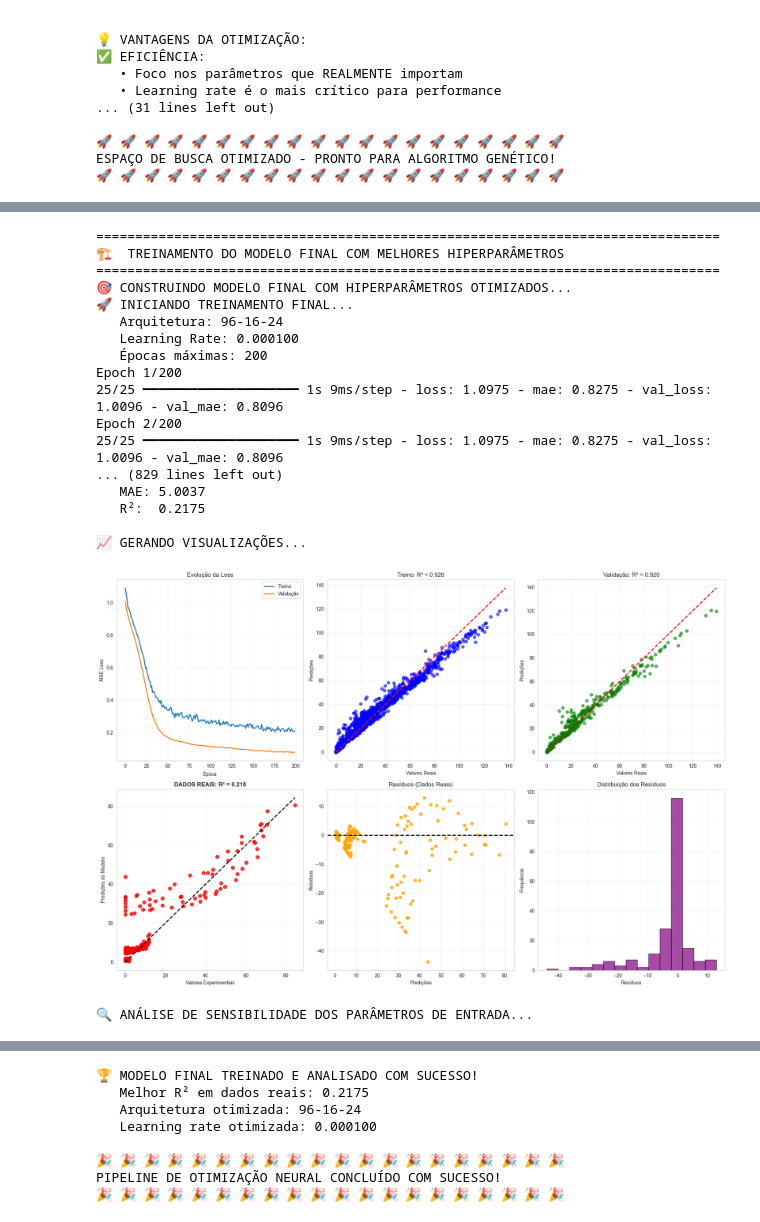
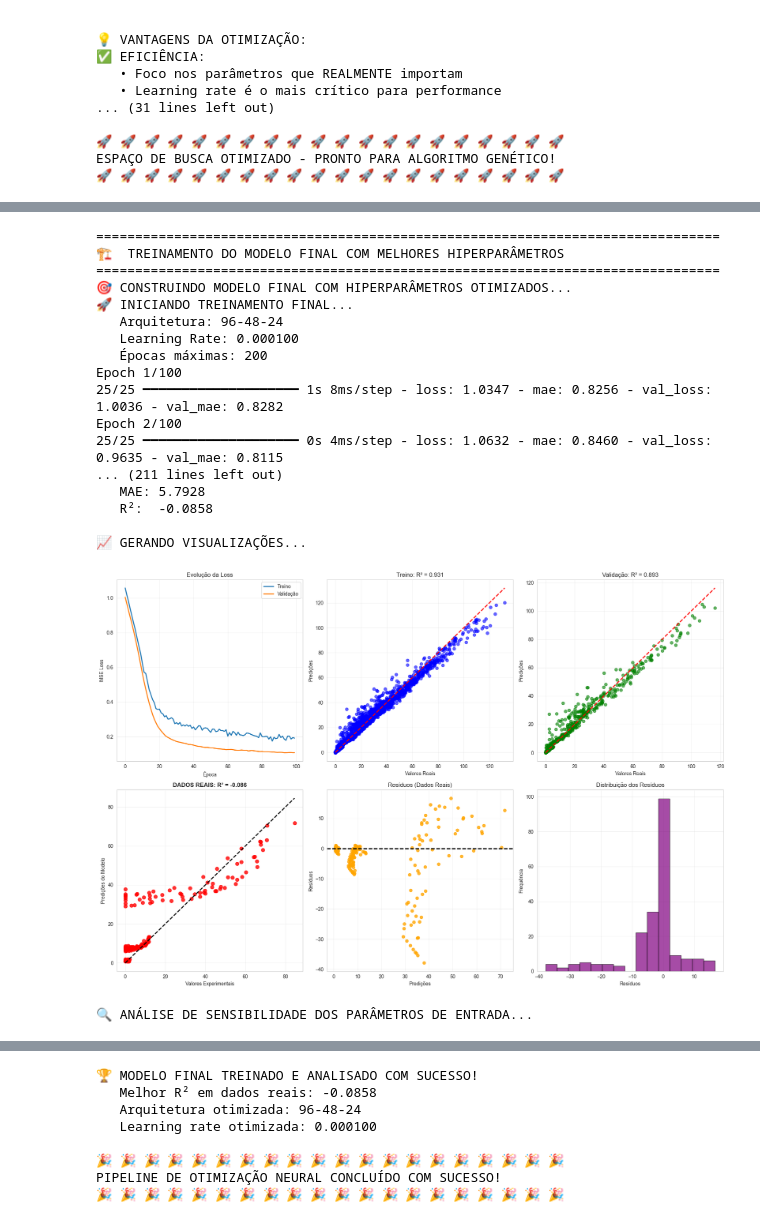
Before and after one commit to AugustoCoding/Ethanol-AI, a Jupyter notebook: Testes.ipynb, the cells around one changed output, grey strips where cells are left out. Saved outputs shown, nothing was run; the diff lists cells and outputs as text; code cells hidden in the pictures.

```diff
--- a/Testes.ipynb
+++ b/Testes.ipynb
@@ -2075,16 +2075,32 @@ print(f"   Estratégia de seleção: Torneio")
 print(f"   Crossover: Uniform")
 print(f"   Mutação: Random (5%)")
 
+# # Configurar algoritmo genético
+# ga_instance = pygad.GA(
+#     num_generations=15,        # Número de gerações (reduzido para eficiência)
+#     num_parents_mating=8,      # Número de pais para reprodução
+#     fitness_func=fitness_func_optimized,
+#     sol_per_pop=20,           # Tamanho da população
+#     num_genes=4,              # 4 hiperparâmetros a otimizar
+#     gene_space=gene_space,    # Espaço de busca definido anteriormente
+#     parent_selection_type="tournament",
+#     keep_parents=4,           # Manter os melhores pais
+#     crossover_type="uniform",
+#     mutation_type="random",
+#     mutation_percent_genes=5,  # 5% de mutação
+#     random_seed=42           # Para reprodutibilidade
+# )
+
 # Configurar algoritmo genético
 ga_instance = pygad.GA(
-    num_generations=15,        # Número de gerações (reduzido para eficiência)
-    num_parents_mating=8,      # Número de pais para reprodução
+    num_generations=5,        # Número de gerações (reduzido para eficiência)
+    num_parents_mating=4,      # Número de pais para reprodução
     fitness_func=fitness_func_optimized,
-    sol_per_pop=20,           # Tamanho da população
+    sol_per_pop=10,           # Tamanho da população
     num_genes=4,              # 4 hiperparâmetros a otimizar
     gene_space=gene_space,    # Espaço de busca definido anteriormente
     parent_selection_type="tournament",
-    keep_parents=4,           # Manter os melhores pais
+    keep_parents=2,           # Manter os melhores pais
     crossover_type="uniform",
     mutation_type="random",
     mutation_percent_genes=5,  # 5% de mutação
@@ -2290,7 +2306,7 @@ print(f"   Épocas máximas: 200")
 # Treinar modelo final com mais épocas
 final_history = final_model.fit(
     X_train_synth_scaled, y_train_synth_scaled,
-    epochs=200,
+    epochs=100,
     batch_size=32,
     validation_data=(X_val_synth_scaled, y_val_synth_scaled),
     callbacks=callbacks_final,
@@ -2450,40 +2466,40 @@ for i, feature in enumerate(input_features):
     plt.plot(sensitivity_results[feature]['values'], sensitivity_results[feature]['cellobiose'],
              label='Cellobiose', linewidth=2, color='green')
 
     plt.xlabel(feature.replace('_', ' ').title())
     plt.ylabel('Concentração (g/L)')
     plt.title(f'Sensibilidade: {feature.replace("_", " ").title()}')
     plt.legend()
     plt.grid(True, alpha=0.3)
 
 plt.tight_layout()
 plt.show()
 
 print(f"\n🏆 MODELO FINAL TREINADO E ANALISADO COM SUCESSO!")
 print(f"   Melhor R² em dados reais: {r2_real:.4f}")
 print(f"   Arquitetura otimizada: {best_params['architecture']}")
 print(f"   Learning rate otimizada: {best_params['learning_rate']:.6f}")
 
 print("\n" + "🎉 " * 20)
 print("PIPELINE DE OTIMIZAÇÃO NEURAL CONCLUÍDO COM SUCESSO!")
 print("🎉 " * 20)
 # %% [output]
 ================================================================================
 🏗️  TREINAMENTO DO MODELO FINAL COM MELHORES HIPERPARÂMETROS
 ================================================================================
 🎯 CONSTRUINDO MODELO FINAL COM HIPERPARÂMETROS OTIMIZADOS...
 🚀 INICIANDO TREINAMENTO FINAL...
-   Arquitetura: 96-16-24
+   Arquitetura: 96-48-24
    Learning Rate: 0.000100
    Épocas máximas: 200
-Epoch 1/200
-25/25 ━━━━━━━━━━━━━━━━━━━━ 1s 9ms/step - loss: 1.0975 - mae: 0.8275 - val_loss: 1.0096 - val_mae: 0.8096
-Epoch 2/200
-25/25 ━━━━━━━━━━━━━━━━━━━━ 1s 9ms/step - loss: 1.0975 - mae: 0.8275 - val_loss: 1.0096 - val_mae: 0.8096
-... (829 lines left out)
-   MAE: 5.0037
-   R²:  0.2175
+Epoch 1/100
+25/25 ━━━━━━━━━━━━━━━━━━━━ 1s 8ms/step - loss: 1.0347 - mae: 0.8256 - val_loss: 1.0036 - val_mae: 0.8282
+Epoch 2/100
+25/25 ━━━━━━━━━━━━━━━━━━━━ 0s 4ms/step - loss: 1.0632 - mae: 0.8460 - val_loss: 0.9635 - val_mae: 0.8115
+... (211 lines left out)
+   MAE: 5.7928
+   R²:  -0.0858
 
 📈 GERANDO VISUALIZAÇÕES...
-[figure, old version]
+[figure, new version]
 🔍 ANÁLISE DE SENSIBILIDADE DOS PARÂMETROS DE ENTRADA...
@@ -2491,6 +2507,6 @@ Epoch 2/200
 🏆 MODELO FINAL TREINADO E ANALISADO COM SUCESSO!
-   Melhor R² em dados reais: 0.2175
-   Arquitetura otimizada: 96-16-24
+   Melhor R² em dados reais: -0.0858
+   Arquitetura otimizada: 96-48-24
    Learning rate otimizada: 0.000100
 
 🎉 🎉 🎉 🎉 🎉 🎉 🎉 🎉 🎉 🎉 🎉 🎉 🎉 🎉 🎉 🎉 🎉 🎉 🎉 🎉
```
Also changed, not shown: parts of 9 cells of this notebook, 33 other files.
